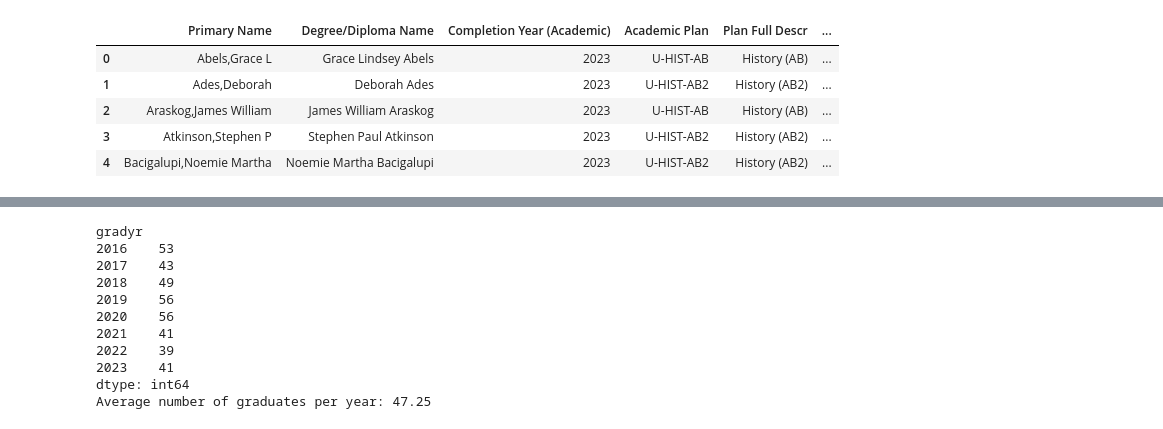
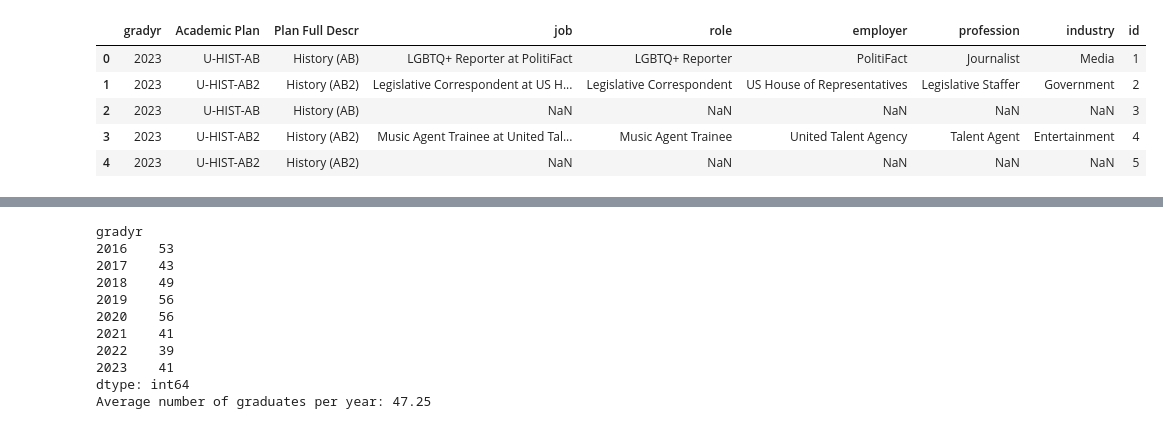
Before and after one commit to kbethany/dukehistory, a Jupyter notebook: explore.ipynb, the cells around one changed output, grey strips where cells are left out. Saved outputs shown, nothing was run; the diff lists cells and outputs as text; code cells hidden in the pictures.

```diff
--- a/explore.ipynb
+++ b/explore.ipynb
@@ -29,17 +22,15 @@ Successfully installed et-xmlfile-2.0.0 openpyxl-3.1.5
 Note: you may need to restart the kernel to use updated packages.
-# %%
-#Load data
-file_path = "data/Duke History Grads IN PROGRESS.xlsx"
-sheet_name= "Where Are They Now"
-df = pd.read_excel(file_path, sheet_name=sheet_name)
-df.head()
-# %% [output]
-|  | Primary Name | Degree/Diploma Name | Completion Year (Academic) | Academic Plan | Plan Full Descr | ... |
-| 0 | Abels,Grace L | Grace Lindsey Abels | 2023 | U-HIST-AB | History (AB) | ... |
-| 1 | Ades,Deborah | Deborah Ades | 2023 | U-HIST-AB2 | History (AB2) | ... |
-| 2 | Araskog,James William | James William Araskog | 2023 | U-HIST-AB | History (AB) | ... |
-| 3 | Atkinson,Stephen P | Stephen Paul Atkinson | 2023 | U-HIST-AB2 | History (AB2) | ... |
-| 4 | Bacigalupi,Noemie Martha | Noemie Martha Bacigalupi | 2023 | U-HIST-AB2 | History (AB2) | ... |
+# %%
+#Load data
+df = pd.read_csv("grads.csv")
+df.head()
+# %% [output]
+|  | gradyr | Academic Plan | Plan Full Descr | job | role | employer | profession | industry | id |
+| 0 | 2023 | U-HIST-AB | History (AB) | LGBTQ+ Reporter at PolitiFact | LGBTQ+ Reporter | PolitiFact | Journalist | Media | 1 |
+| 1 | 2023 | U-HIST-AB2 | History (AB2) | Legislative Correspondent at US H... | Legislative Correspondent | US House of Representatives | Legislative Staffer | Government | 2 |
+| 2 | 2023 | U-HIST-AB | History (AB) | NaN | NaN | NaN | NaN | NaN | 3 |
+| 3 | 2023 | U-HIST-AB2 | History (AB2) | Music Agent Trainee at United Tal... | Music Agent Trainee | United Talent Agency | Talent Agent | Entertainment | 4 |
+| 4 | 2023 | U-HIST-AB2 | History (AB2) | NaN | NaN | NaN | NaN | NaN | 5 |
 # %%
 # Rename columns
 df = df.rename(columns={
```
Also changed, not shown: parts of 4 cells of this notebook, 16 other files.
